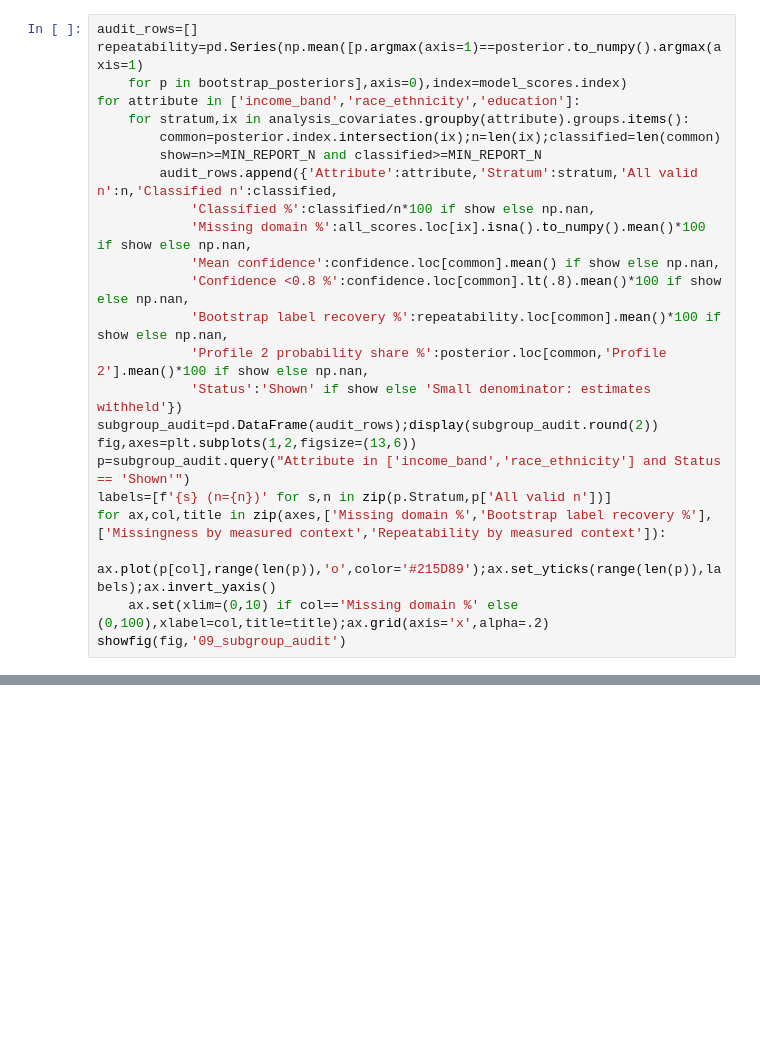
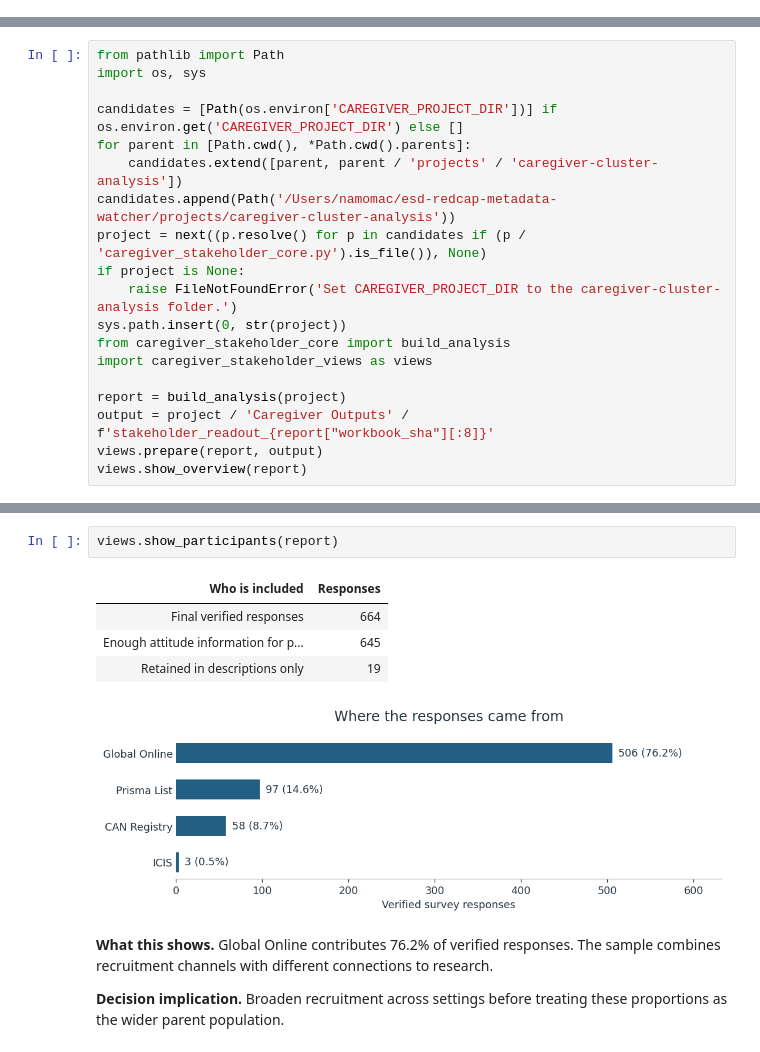
Before and after one commit to namo507/esd-redcap-metadata-watcher, a Jupyter notebook: projects/caregiver-cluster-analysis/caregiver_cluster_simple_metrics.ipynb, the cells around one changed output, grey strips where cells are left out. Cells and saved outputs as stored; diff of their text form; blank space fills up the shorter version.

```diff
--- a/projects/caregiver-cluster-analysis/caregiver_cluster_simple_metrics.ipynb
+++ b/projects/caregiver-cluster-analysis/caregiver_cluster_simple_metrics.ipynb
@@ -1095,24 +0,0 @@ This audit checks missing attitude information, classification eligibility, assi
-# %%
-audit_rows=[]
-repeatability=pd.Series(np.mean([p.argmax(axis=1)==posterior.to_numpy().argmax(axis=1)
-    for p in bootstrap_posteriors],axis=0),index=model_scores.index)
-for attribute in ['income_band','race_ethnicity','education']:
-    for stratum,ix in analysis_covariates.groupby(attribute).groups.items():
-        common=posterior.index.intersection(ix);n=len(ix);classified=len(common)
-        show=n>=MIN_REPORT_N and classified>=MIN_REPORT_N
-        audit_rows.append({'Attribute':attribute,'Stratum':stratum,'All valid n':n,'Classified n':classified,
-            'Classified %':classified/n*100 if show else np.nan,
-            'Missing domain %':all_scores.loc[ix].isna().to_numpy().mean()*100 if show else np.nan,
-            'Mean confidence':confidence.loc[common].mean() if show else np.nan,
-            'Confidence <0.8 %':confidence.loc[common].lt(.8).mean()*100 if show else np.nan,
-            'Bootstrap label recovery %':repeatability.loc[common].mean()*100 if show else np.nan,
-            'Profile 2 probability share %':posterior.loc[common,'Profile 2'].mean()*100 if show else np.nan,
-            'Status':'Shown' if show else 'Small denominator: estimates withheld'})
-subgroup_audit=pd.DataFrame(audit_rows);display(subgroup_audit.round(2))
-fig,axes=plt.subplots(1,2,figsize=(13,6))
-p=subgroup_audit.query("Attribute in ['income_band','race_ethnicity'] and Status == 'Shown'")
-labels=[f'{s} (n={n})' for s,n in zip(p.Stratum,p['All valid n'])]
-for ax,col,title in zip(axes,['Missing domain %','Bootstrap label recovery %'],['Missingness by measured context','Repeatability by measured context']):
-    ax.plot(p[col],range(len(p)),'o',color='#215D89');ax.set_yticks(range(len(p)),labels);ax.invert_yaxis()
-    ax.set(xlim=(0,10) if col=='Missing domain %' else (0,100),xlabel=col,title=title);ax.grid(axis='x',alpha=.2)
-showfig(fig,'09_subgroup_audit')
@@ -1335,0 +9,19 @@ Restricted outputs contain response keys, no contact information. Inputs were no
+# %%
+from pathlib import Path
+import os, sys
+
+candidates = [Path(os.environ['CAREGIVER_PROJECT_DIR'])] if os.environ.get('CAREGIVER_PROJECT_DIR') else []
+for parent in [Path.cwd(), *Path.cwd().parents]:
+    candidates.extend([parent, parent / 'projects' / 'caregiver-cluster-analysis'])
+candidates.append(Path('/Users/namomac/esd-redcap-metadata-watcher/projects/caregiver-cluster-analysis'))
+project = next((p.resolve() for p in candidates if (p / 'caregiver_stakeholder_core.py').is_file()), None)
+if project is None:
+    raise FileNotFoundError('Set CAREGIVER_PROJECT_DIR to the caregiver-cluster-analysis folder.')
+sys.path.insert(0, str(project))
+from caregiver_stakeholder_core import build_analysis
+import caregiver_stakeholder_views as views
+
+report = build_analysis(project)
+output = project / 'Caregiver Outputs' / f'stakeholder_readout_{report["workbook_sha"][:8]}'
+views.prepare(report, output)
+views.show_overview(report)
@@ -1335,0 +36,11 @@ Restricted outputs contain response keys, no contact information. Inputs were no
+# %%
+views.show_participants(report)
+# %% [output]
+| Who is included | Responses |
+| Final verified responses | 664 |
+| Enough attitude information for p... | 645 |
+| Retained in descriptions only | 19 |
+[figure, added]
+**What this shows.** Global Online contributes 76.2% of verified responses. The sample combines recruitment channels with different connections to research.
+
+**Decision implication.** Broaden recruitment across settings before treating these proportions as the wider parent population.
```
Also changed, not shown: parts of 57 cells of this notebook, 23 other files.
